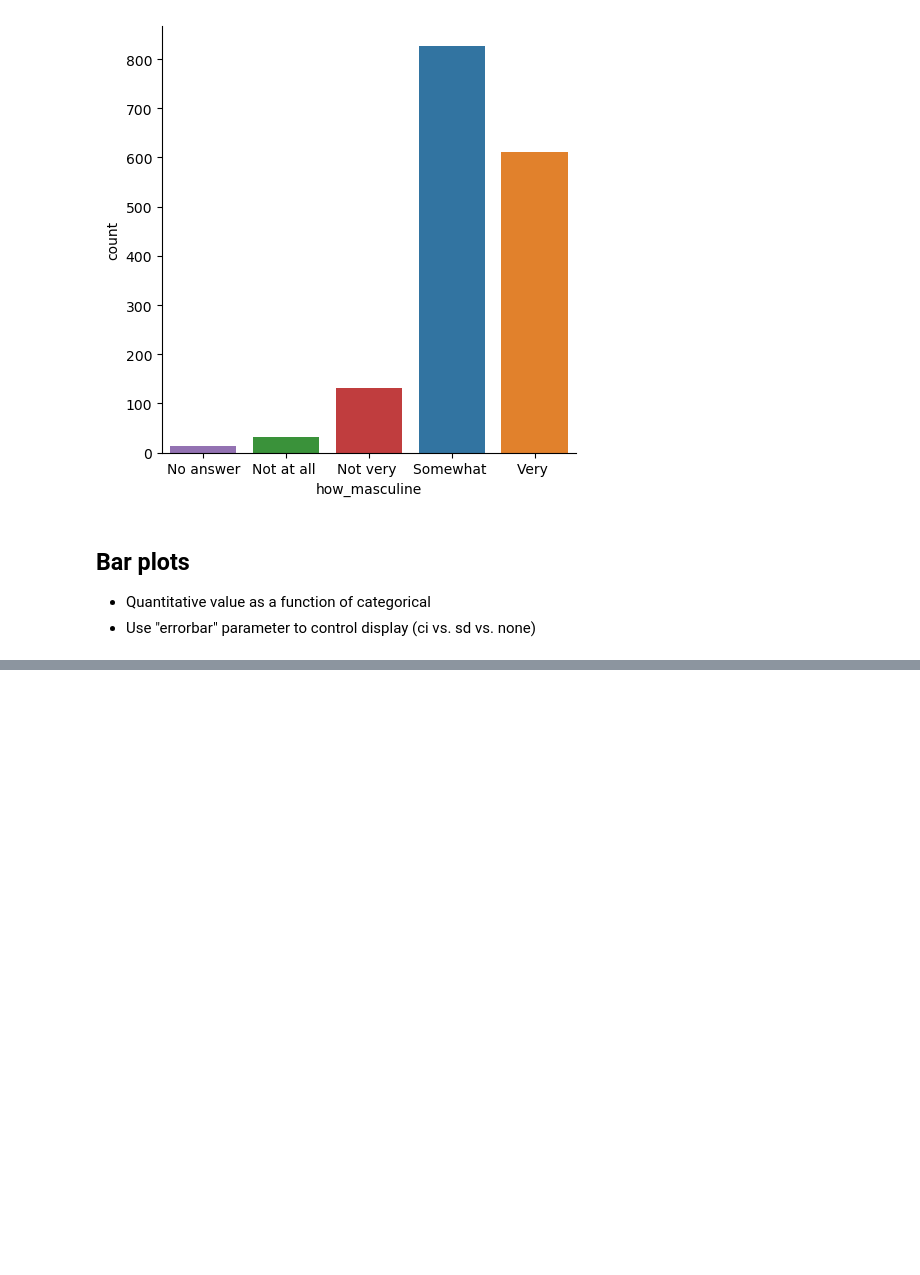
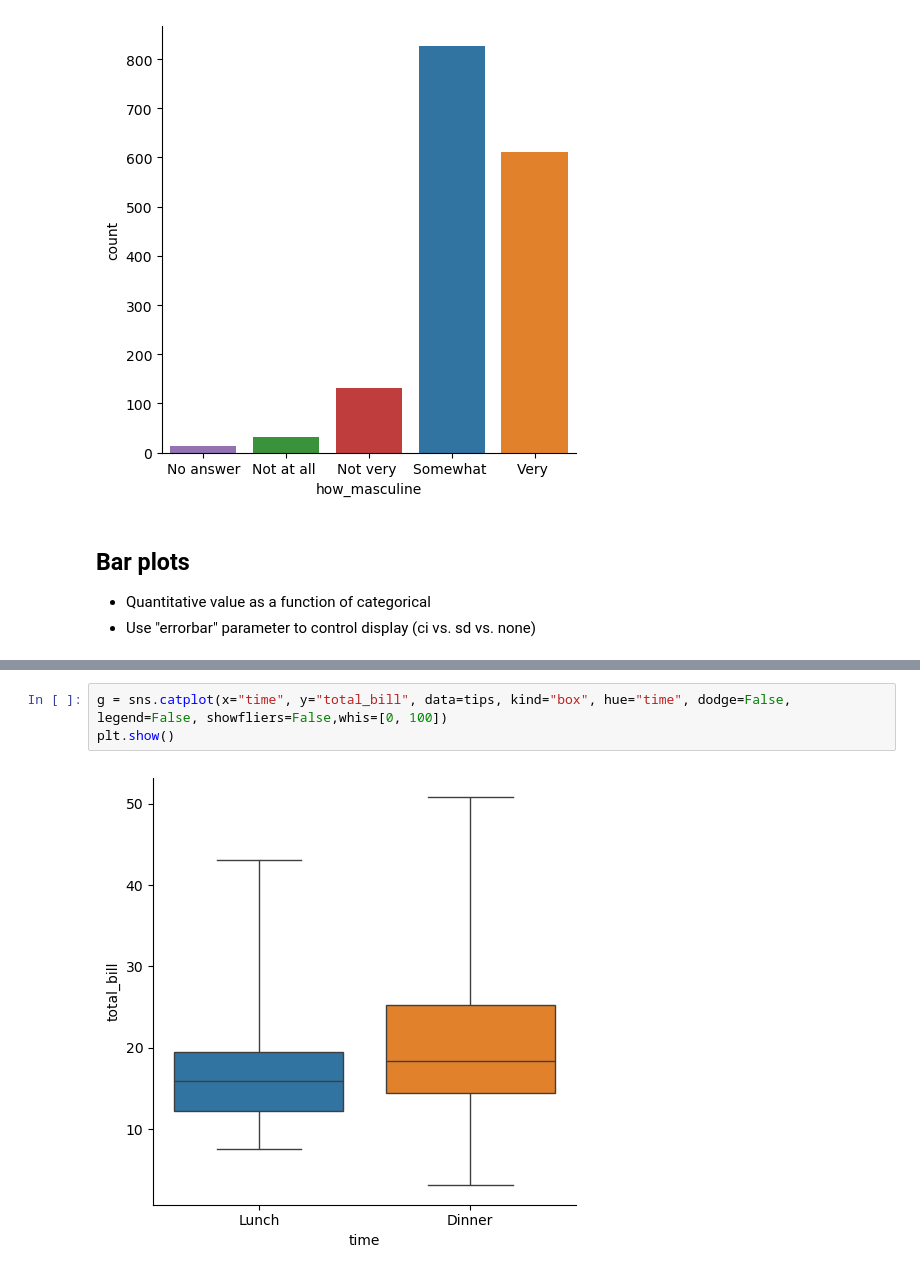
Before and after one commit to LucasFinney/data-portfolio, a Jupyter notebook: Intro to data viz with Seaborn/Visualizing a Categorical and a Quantitative Variable.ipynb, the cells around one changed output, grey strips where cells are left out. Drawn from its saved outputs; the diff is of its cells as text; blank space fills up the shorter version.

```diff
--- a/Intro to data viz with Seaborn/Visualizing a Categorical and a Quantitative Variable.ipynb
+++ b/Intro to data viz with Seaborn/Visualizing a Categorical and a Quantitative Variable.ipynb
@@ -46,0 +51,5 @@ sns.catplot(y="Internet usage", hue="age_cat", data=survey, kind="count")
+# %%
+g = sns.catplot(x="time", y="total_bill", data=tips, kind="box", hue="time", dodge=False, legend=False, showfliers=False,whis=[0, 100])
+plt.show()
+# %% [output]
+[figure, added]
```
Also changed, not shown: parts of 6 cells of this notebook.
